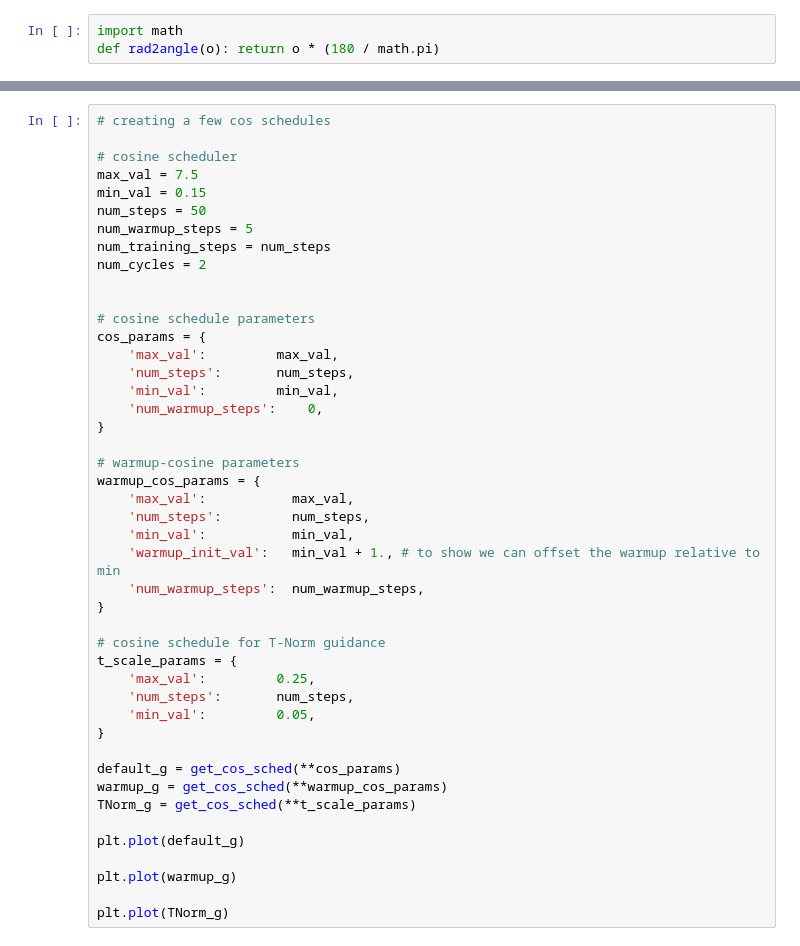
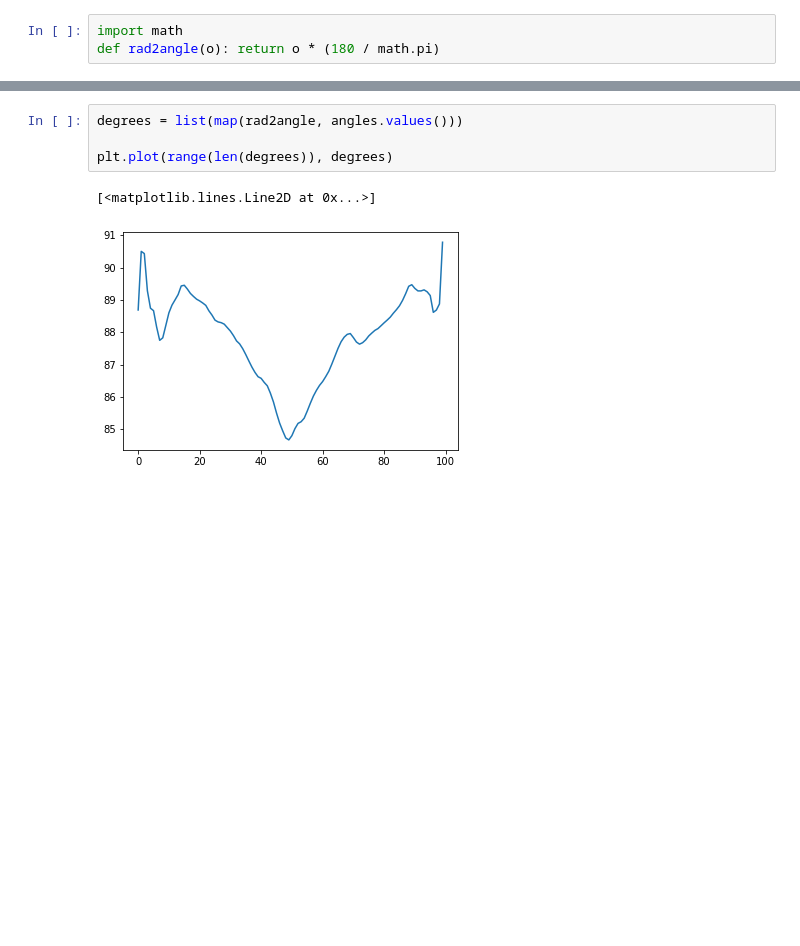
Before and after one commit to enzokro/chaski, a Jupyter notebook: nbs/drafts/2022-11-17-guidance-expts-2/index.ipynb, the cells around one changed output, grey strips where cells are left out. Cells and saved outputs as stored; diff of their text form; blank space fills up the shorter version.

```diff
--- a/nbs/drafts/2022-11-17-guidance-expts-2/index.ipynb
+++ b/nbs/drafts/2022-11-17-guidance-expts-2/index.ipynb
@@ -561,45 +594,7 @@ def get_cos_sched(num_steps: int = 50,
-# %%
-# creating a few cos schedules
-
-# cosine scheduler
-max_val = 7.5
-min_val = 0.15
-num_steps = 50
-num_warmup_steps = 5
-num_training_steps = num_steps
-num_cycles = 2
-
-
-# cosine schedule parameters
-cos_params = {
-    'max_val':         max_val,
-    'num_steps':       num_steps,
-    'min_val':         min_val,
-    'num_warmup_steps':    0,
-}
-
-# warmup-cosine parameters
-warmup_cos_params = {
-    'max_val':           max_val,
-    'num_steps':         num_steps,
-    'min_val':           min_val,
-    'warmup_init_val':   min_val + 1., # to show we can offset the warmup relative to min
-    'num_warmup_steps':  num_warmup_steps,
-}
-
-# cosine schedule for T-Norm guidance
-t_scale_params = {
-    'max_val':         0.25,
-    'num_steps':       num_steps,
-    'min_val':         0.05,
-}
-
-default_g = get_cos_sched(**cos_params)
-warmup_g = get_cos_sched(**warmup_cos_params)
-TNorm_g = get_cos_sched(**t_scale_params)
-
-plt.plot(default_g)
-
-plt.plot(warmup_g)
-
-plt.plot(TNorm_g)
+# %%
+degrees = list(map(rad2angle, angles.values()))
+
+plt.plot(range(len(degrees)), degrees)
+# %% [output]
+[<matplotlib.lines.Line2D at 0x...>]
+[figure, added]
```
Also changed, not shown: parts of 17 cells of this notebook, 7 other files.
